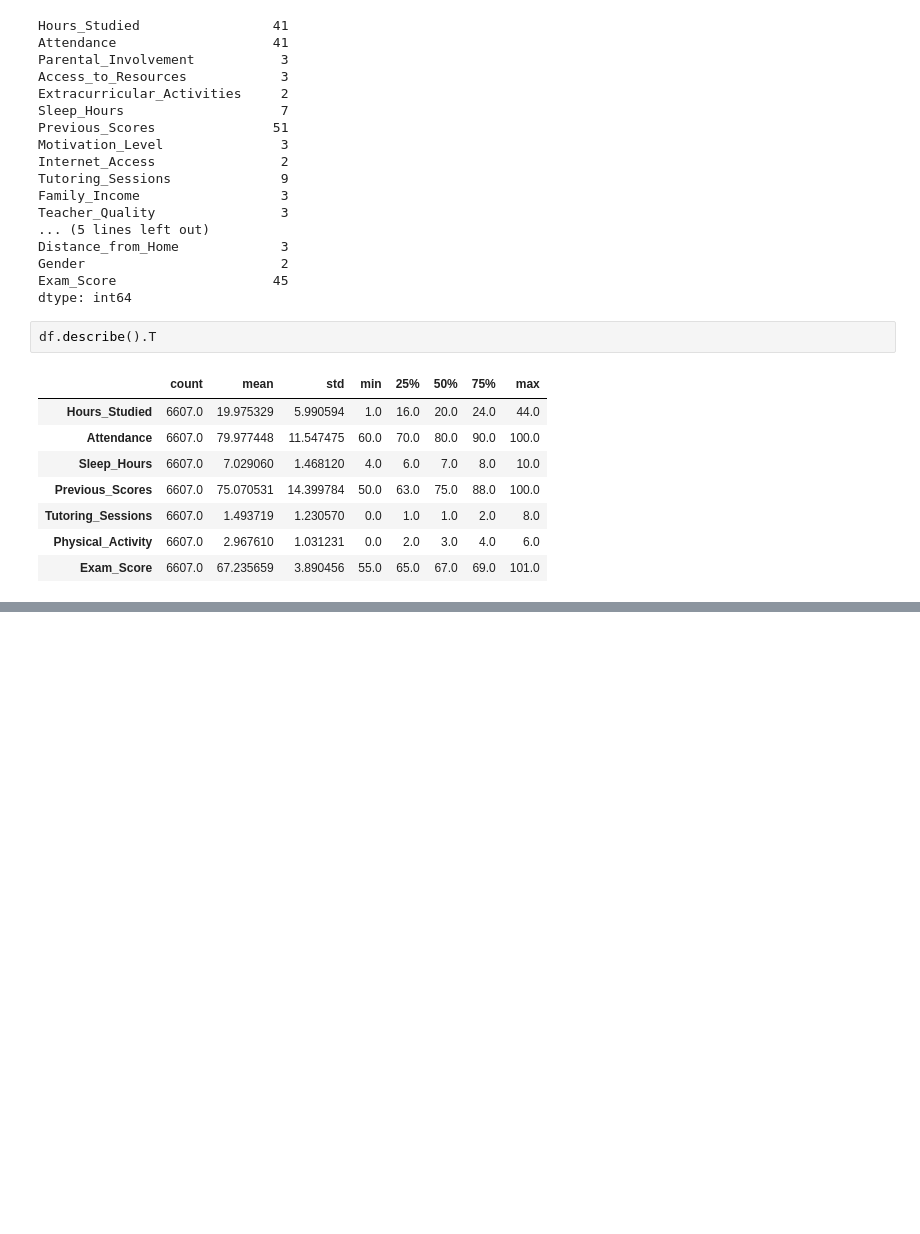
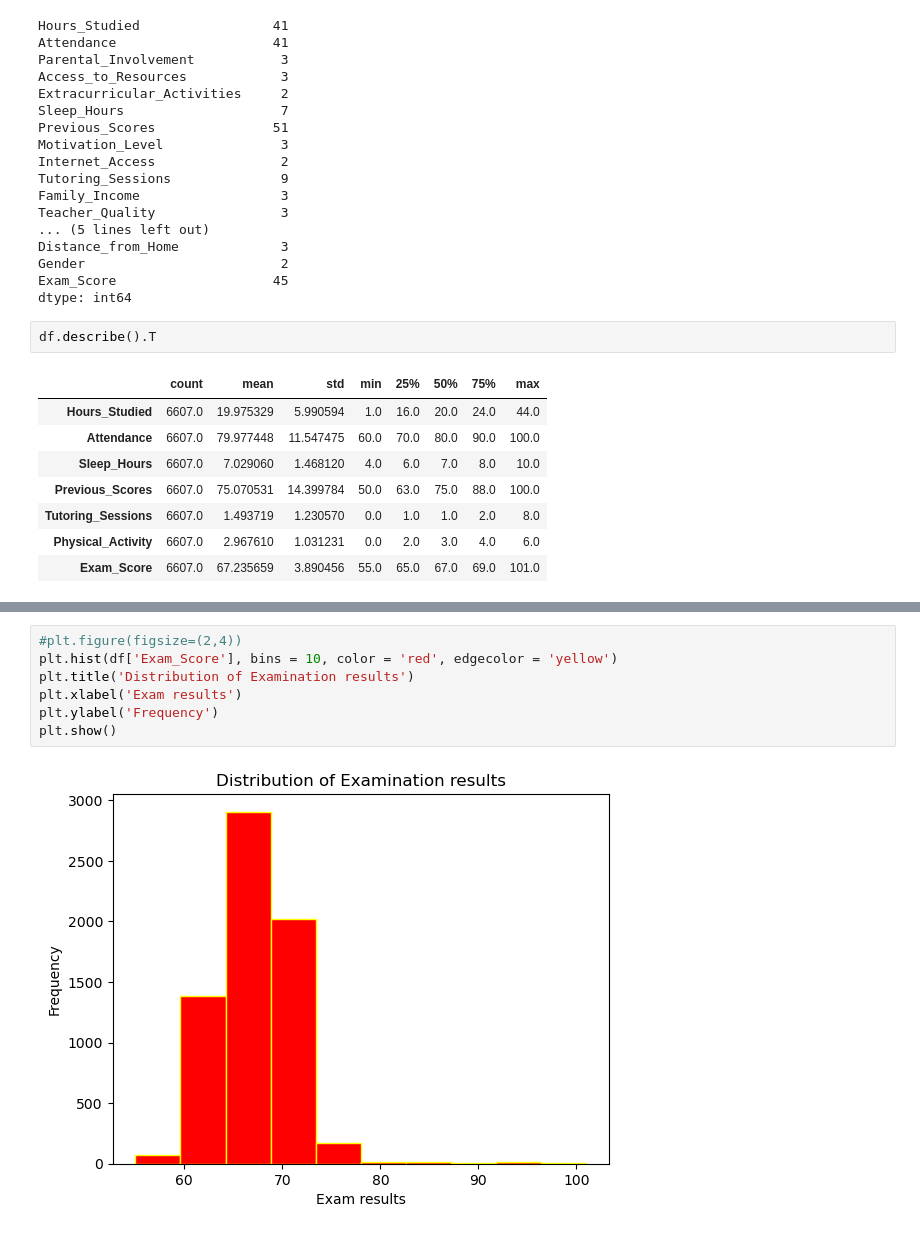
Before and after one commit to ThomasShikalepo/Data-Analysis, a Jupyter notebook: StudentPeromanceFactors.ipynb, the cells around one changed output, grey strips where cells are left out. Cells and saved outputs as stored; diff of their text form; blank space fills up the shorter version.

```diff
--- a/StudentPeromanceFactors.ipynb
+++ b/StudentPeromanceFactors.ipynb
@@ -91,0 +114,9 @@ df.describe().T
+# %%
+#plt.figure(figsize=(2,4))
+plt.hist(df['Exam_Score'], bins = 10, color = 'red', edgecolor = 'yellow')
+plt.title('Distribution of Examination results')
+plt.xlabel('Exam results')
+plt.ylabel('Frequency')
+plt.show()
+# %% [output]
+[figure, added]
```
Also changed, not shown: parts of 11 cells of this notebook.
